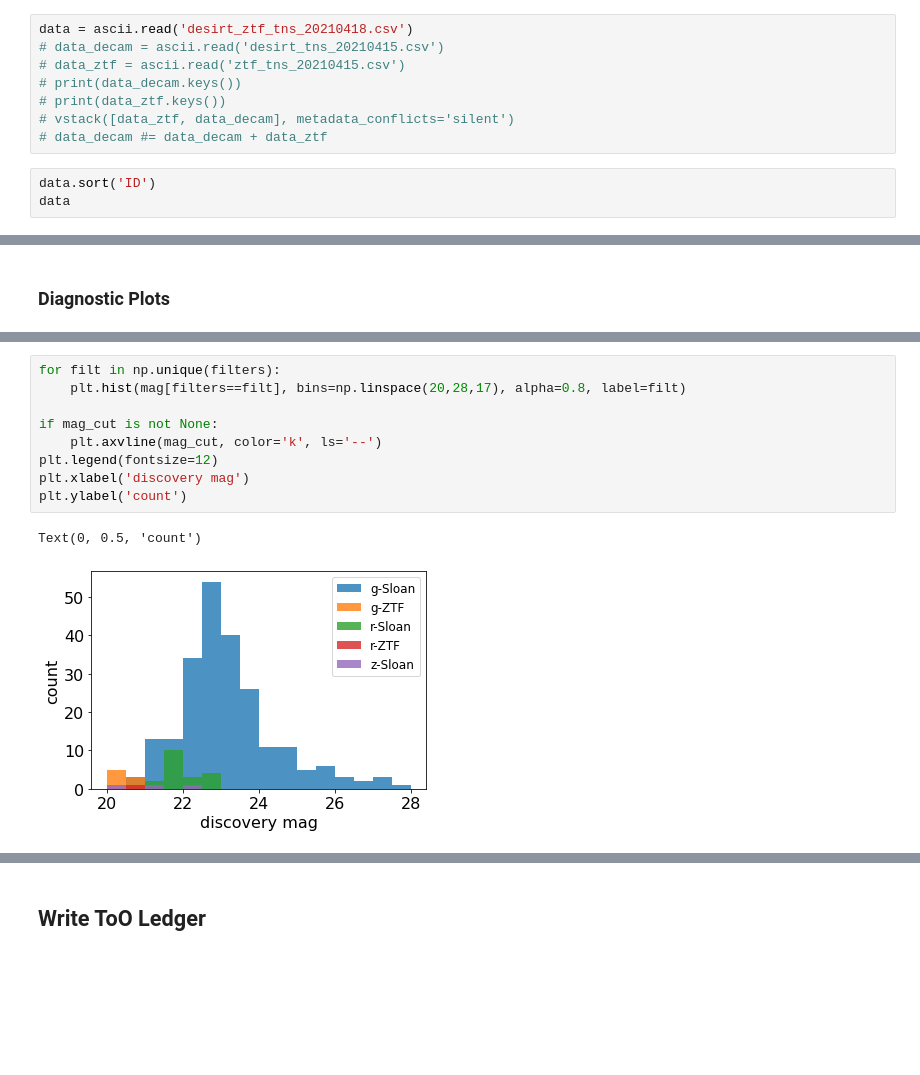
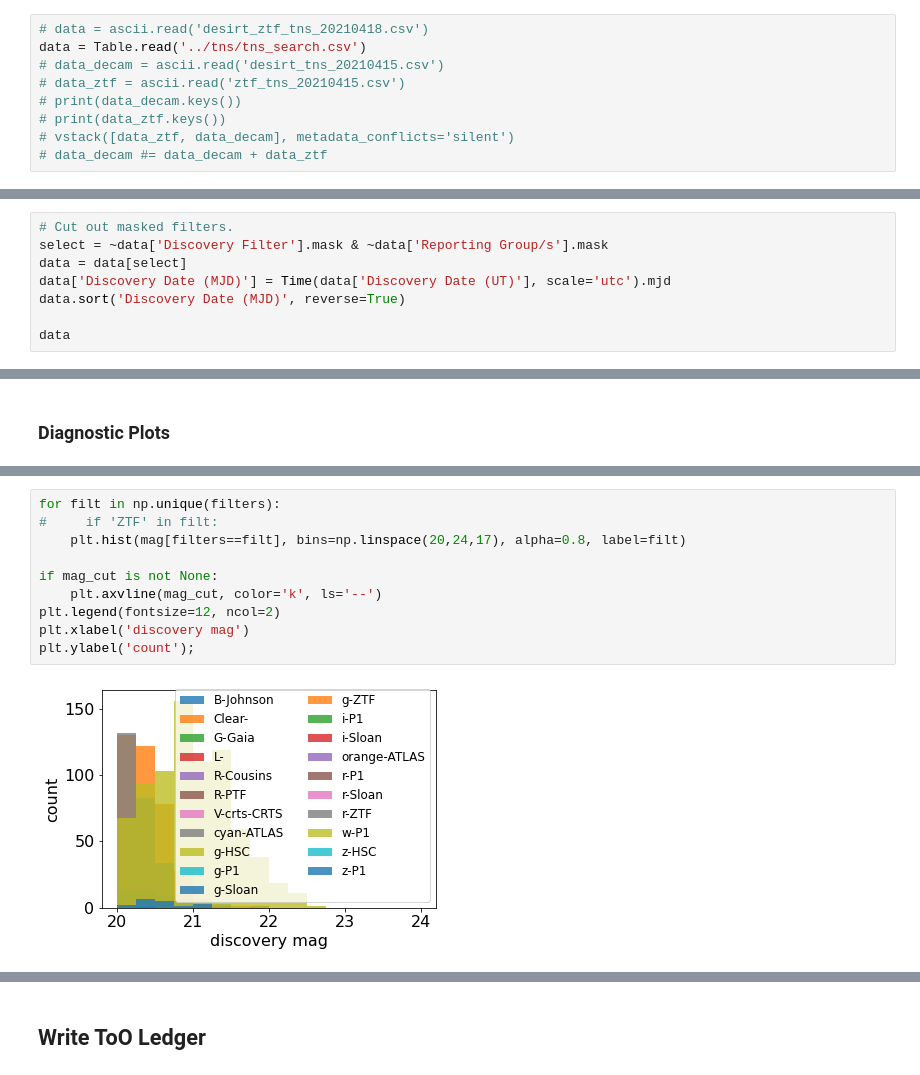
Before and after one commit to desihub/timedomain, a Jupyter notebook: too_ledgers/TNS_ledgermaker.ipynb, the cells around one changed output, grey strips where cells are left out. Saved outputs shown, nothing was run; the diff lists cells and outputs as text; blank space fills up the shorter version.

Commit message:
Update TNS ledger maker to handle masked columns.

```diff
--- a/too_ledgers/TNS_ledgermaker.ipynb
+++ b/too_ledgers/TNS_ledgermaker.ipynb
@@ -21,13 +21,11 @@ Grab CSV data downloaded from TNS sent from DESIRT.
 
 The search is specifically from the GAMA15 fields observed by DECam from late March to mid-April 2021.
 # %%
-data = ascii.read('desirt_ztf_tns_20210418.csv')
+# data = ascii.read('desirt_ztf_tns_20210418.csv')
+data = Table.read('../tns/tns_search.csv')
 # data_decam = ascii.read('desirt_tns_20210415.csv')
 # data_ztf = ascii.read('ztf_tns_20210415.csv')
 # print(data_decam.keys())
 # print(data_ztf.keys())
 # vstack([data_ztf, data_decam], metadata_conflicts='silent')
 # data_decam #= data_decam + data_ztf
-# %%
-data.sort('ID')
-data
@@ -53,0 +32,8 @@ Table length=276
+# %%
+# Cut out masked filters.
+select = ~data['Discovery Filter'].mask & ~data['Reporting Group/s'].mask
+data = data[select]
+data['Discovery Date (MJD)'] = Time(data['Discovery Date (UT)'], scale='utc').mjd
+data.sort('Discovery Date (MJD)', reverse=True)
+
+data
@@ -71,12 +90,12 @@ z-Sloan, array([226,  16,  19,  12,   3]))
 # %%
 for filt in np.unique(filters):
-    plt.hist(mag[filters==filt], bins=np.linspace(20,28,17), alpha=0.8, label=filt)
+#     if 'ZTF' in filt:
+    plt.hist(mag[filters==filt], bins=np.linspace(20,24,17), alpha=0.8, label=filt)
 
 if mag_cut is not None:
     plt.axvline(mag_cut, color='k', ls='--')
-plt.legend(fontsize=12)
+plt.legend(fontsize=12, ncol=2)
 plt.xlabel('discovery mag')
-plt.ylabel('count')
+plt.ylabel('count');
 # %% [output]
-Text(0, 0.5, 'count')
-[figure, old version]
+[figure, new version]
```
Also changed, not shown: parts of 13 cells of this notebook.
